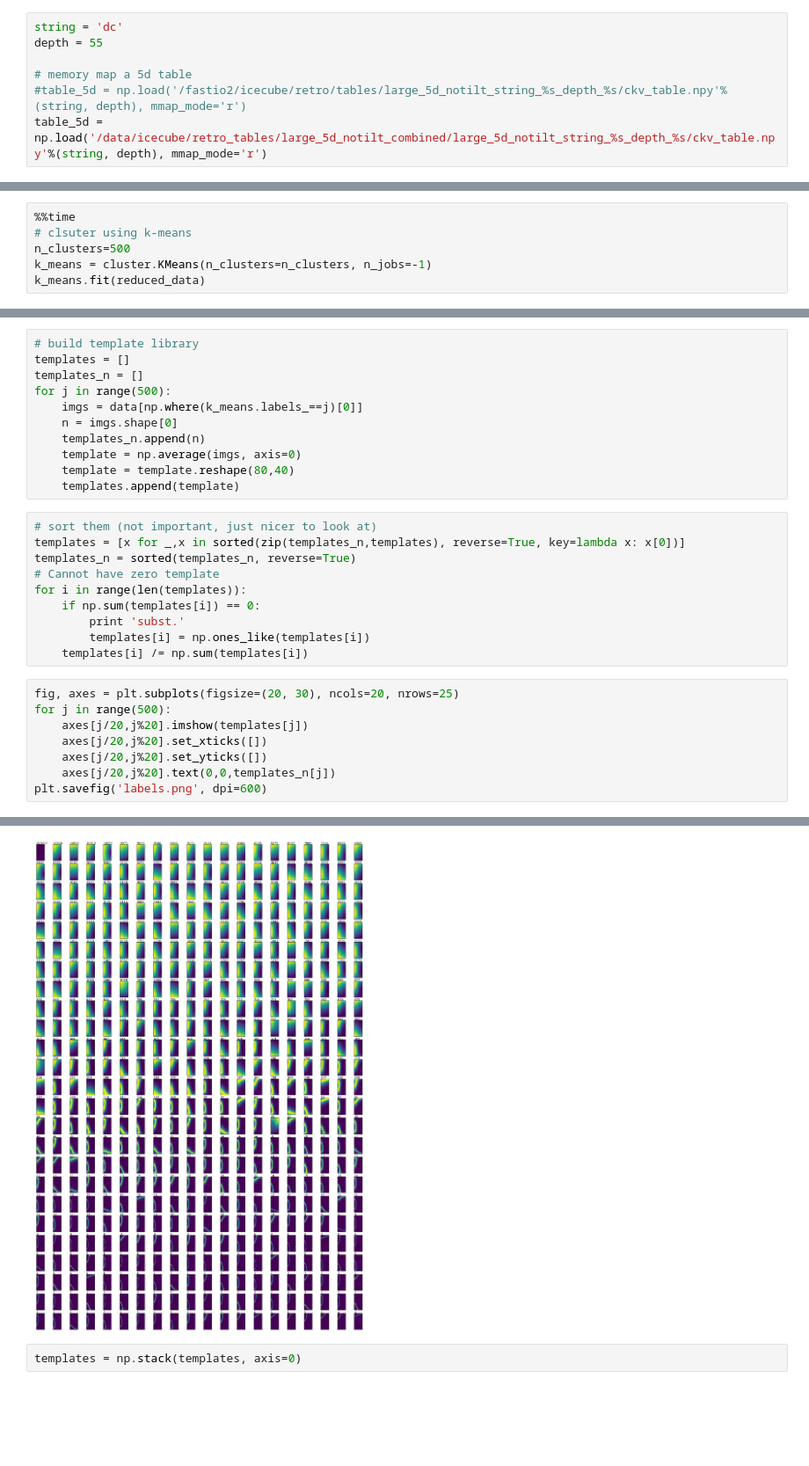
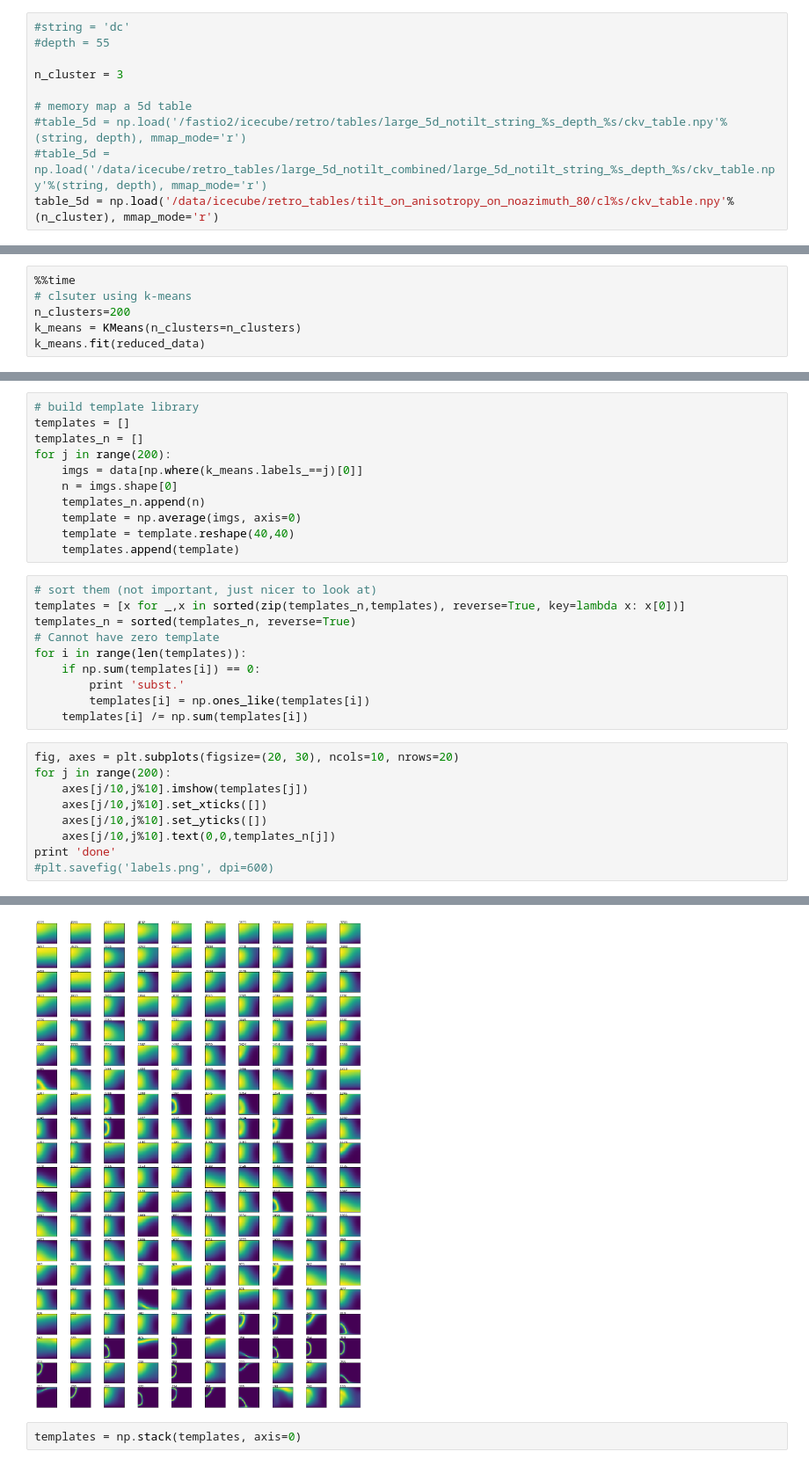
Before and after one commit to icecube/retro, a Jupyter notebook: notebooks/table_compression.ipynb, the cells around one changed output, grey strips where cells are left out. Shown: that part at 88% size. Saved outputs shown, nothing was run; the diff lists cells and outputs as text; blank space fills up the shorter version.

```diff
--- a/notebooks/table_compression.ipynb
+++ b/notebooks/table_compression.ipynb
@@ -11,12 +11,15 @@ from sklearn.cluster import MiniBatchKMeans as KMeans
 from sklearn.decomposition import IncrementalPCA as PCA
 from numba import jit, float64, int32, float32, guvectorize, SmartArray
 # %%
-string = 'dc'
-depth = 55
+#string = 'dc'
+#depth = 55
+
+n_cluster = 3
 
 # memory map a 5d table
 #table_5d = np.load('/fastio2/icecube/retro/tables/large_5d_notilt_string_%s_depth_%s/ckv_table.npy'%(string, depth), mmap_mode='r')
-table_5d = np.load('/data/icecube/retro_tables/large_5d_notilt_combined/large_5d_notilt_string_%s_depth_%s/ckv_table.npy'%(string, depth), mmap_mode='r')
+#table_5d = np.load('/data/icecube/retro_tables/large_5d_notilt_combined/large_5d_notilt_string_%s_depth_%s/ckv_table.npy'%(string, depth), mmap_mode='r')
+table_5d = np.load('/data/icecube/retro_tables/tilt_on_anisotropy_on_noazimuth_80/cl%s/ckv_table.npy'%(n_cluster), mmap_mode='r')
 # %%
 # tables are binned in r, theta, t, theta_dir, delta_phi_dir
 table_5d.shape
@@ -123,7 +128,7 @@ cbar = plt.colorbar(im3, ax=ax3)
 # %%
 %%time
 # clsuter using k-means
-n_clusters=500
-k_means = cluster.KMeans(n_clusters=n_clusters, n_jobs=-1)
+n_clusters=200
+k_means = KMeans(n_clusters=n_clusters)
 k_means.fit(reduced_data)
 # %% [output]
@@ -133,12 +138,12 @@ Wall time: 32min 43s
 # build template library
 templates = []
 templates_n = []
-for j in range(500):
+for j in range(200):
     imgs = data[np.where(k_means.labels_==j)[0]]
     n = imgs.shape[0]
     templates_n.append(n)
     template = np.average(imgs, axis=0)
-    template = template.reshape(80,40)
+    template = template.reshape(40,40)
     templates.append(template)
 # %%
 # sort them (not important, just nicer to look at)
@@ -151,11 +156,12 @@ for i in range(len(templates)):
         templates[i] = np.ones_like(templates[i])
     templates[i] /= np.sum(templates[i])
 # %%
-fig, axes = plt.subplots(figsize=(20, 30), ncols=20, nrows=25)
-for j in range(500):
-    axes[j/20,j%20].imshow(templates[j])
-    axes[j/20,j%20].set_xticks([])
-    axes[j/20,j%20].set_yticks([])
-    axes[j/20,j%20].text(0,0,templates_n[j])
-plt.savefig('labels.png', dpi=600)
+fig, axes = plt.subplots(figsize=(20, 30), ncols=10, nrows=20)
+for j in range(200):
+    axes[j/10,j%10].imshow(templates[j])
+    axes[j/10,j%10].set_xticks([])
+    axes[j/10,j%10].set_yticks([])
+    axes[j/10,j%10].text(0,0,templates_n[j])
+print 'done'
+#plt.savefig('labels.png', dpi=600)
 # %% [output]
@@ -162,4 +169,4 @@ plt.savefig('labels.png', dpi=600)
-[figure, old version]
+[figure, new version]
 # %%
 templates = np.stack(templates, axis=0)
 # %%
```
Also changed, not shown: parts of 12 cells of this notebook, 9 other files.
